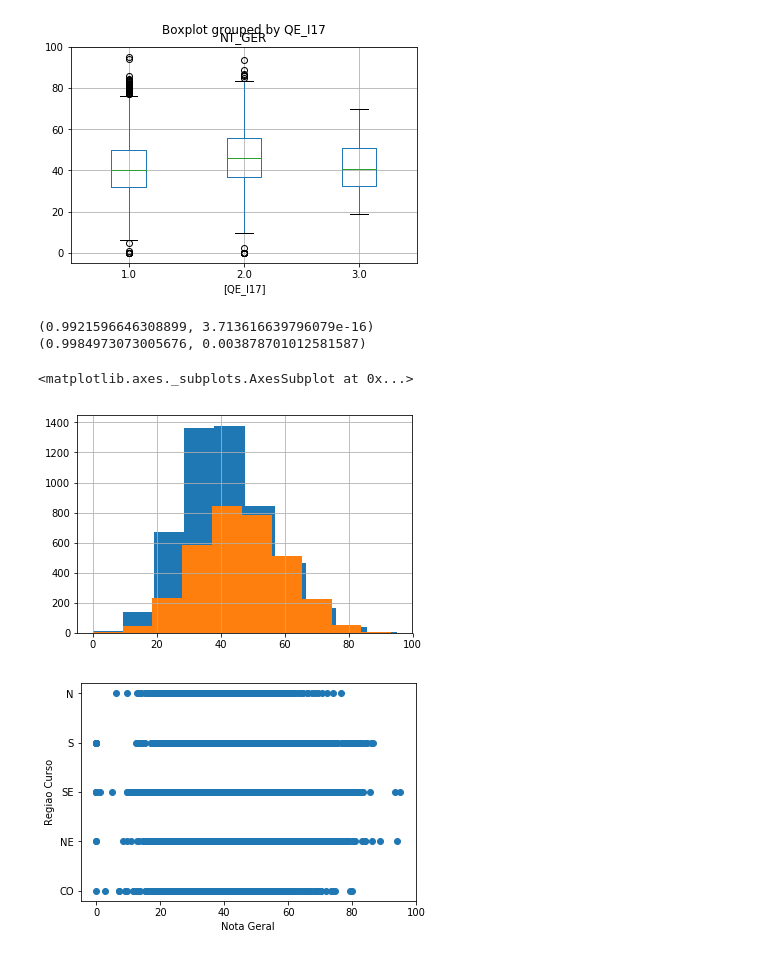
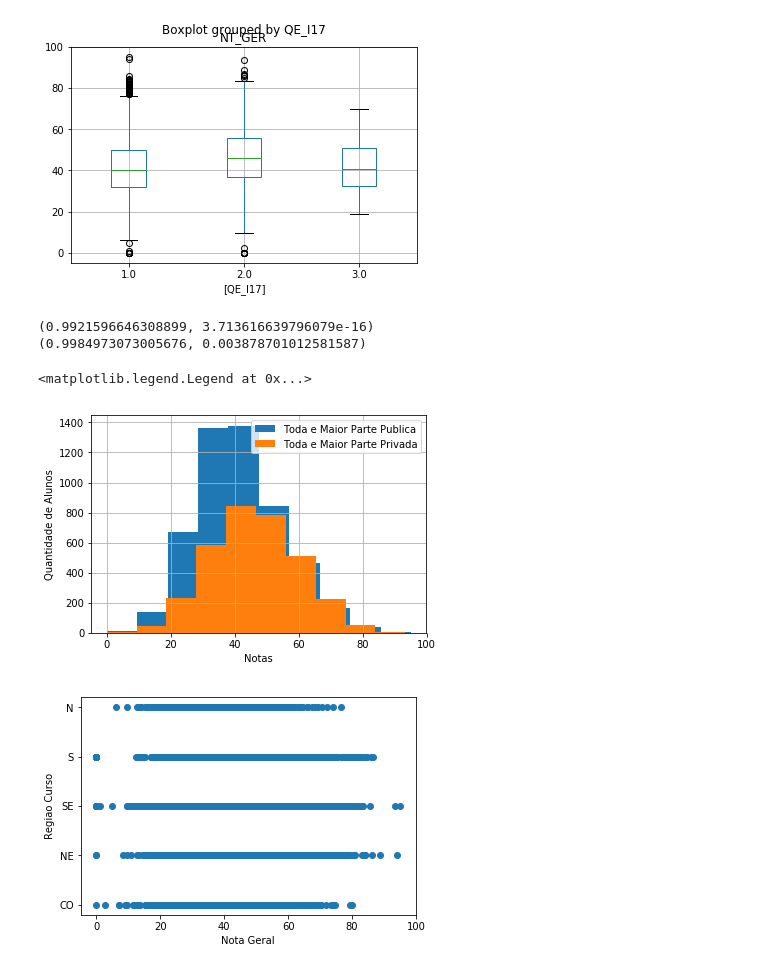
Before and after one commit to BrenoPeixotobr/topicosic, a Jupyter notebook: trabalho_aula5/aula5.ipynb, the cells around one changed output. Cells and saved outputs as stored; diff of their text form; code cells hidden in the pictures.

Commit message:
atualizando eixos e legenda dos graficos

```diff
--- a/trabalho_aula5/aula5.ipynb
+++ b/trabalho_aula5/aula5.ipynb
@@ -173,13 +175,16 @@ qe08.boxplot(by='QE_I17')
 # %%
 print(stats.shapiro(qe08.NT_GER.loc[qe08.QE_I17 == 1]))
 print(stats.shapiro(qe08.NT_GER.loc[qe08.QE_I17 == 2]))
-qe08.NT_GER.loc[qe08.QE_I17 ==1].hist()
-qe08.NT_GER.loc[qe08.QE_I17 ==2].hist()
+qe08.NT_GER.loc[qe08.QE_I17 ==1].hist(label="Toda e Maior Parte Publica")
+qe08.NT_GER.loc[qe08.QE_I17 ==2].hist(label="Toda e Maior Parte Privada")
+plt.xlabel("Notas")
+plt.ylabel("Quantidade de Alunos")
+plt.legend()
 # %% [output]
 (0.9921596646308899, 3.713616639796079e-16)
 (0.9984973073005676, 0.003878701012581587)
-<matplotlib.axes._subplots.AxesSubplot at 0x...>
+<matplotlib.legend.Legend at 0x...>
-[figure, old version]
+[figure, new version]
 # %%
 # Verificar os resultados a partir da região do país
 """
```
Also changed, not shown: parts of 3 cells of this notebook.
